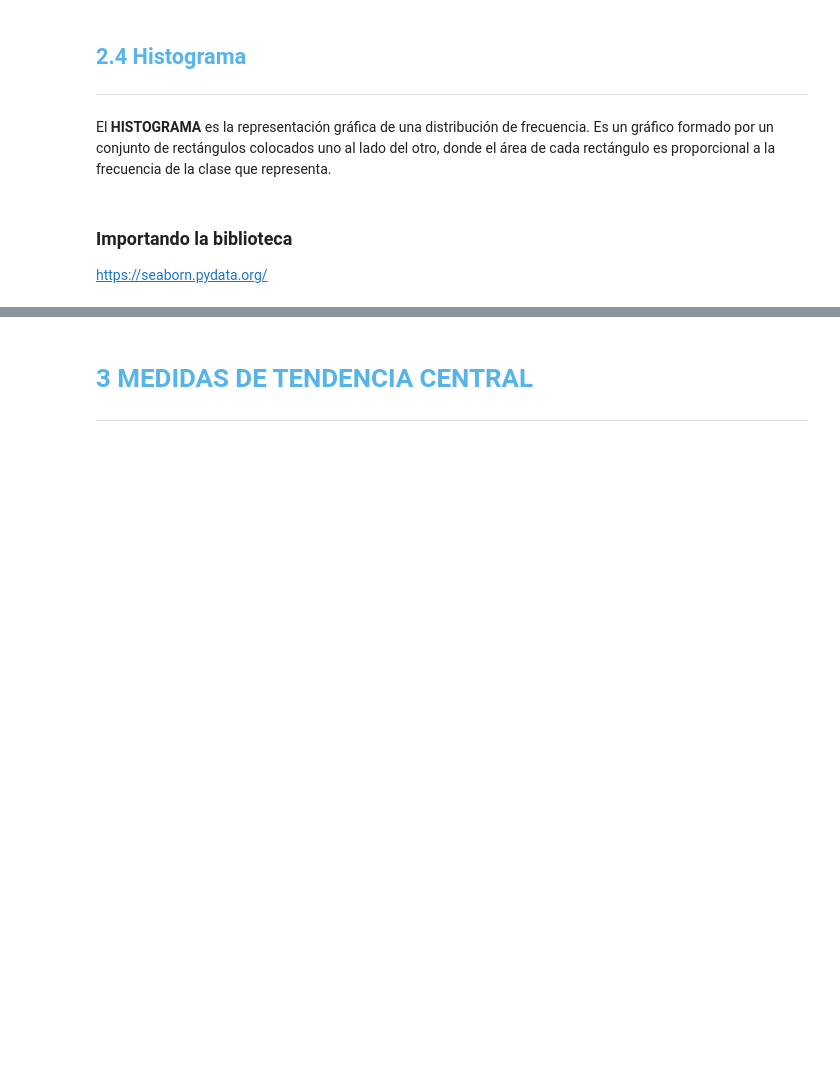
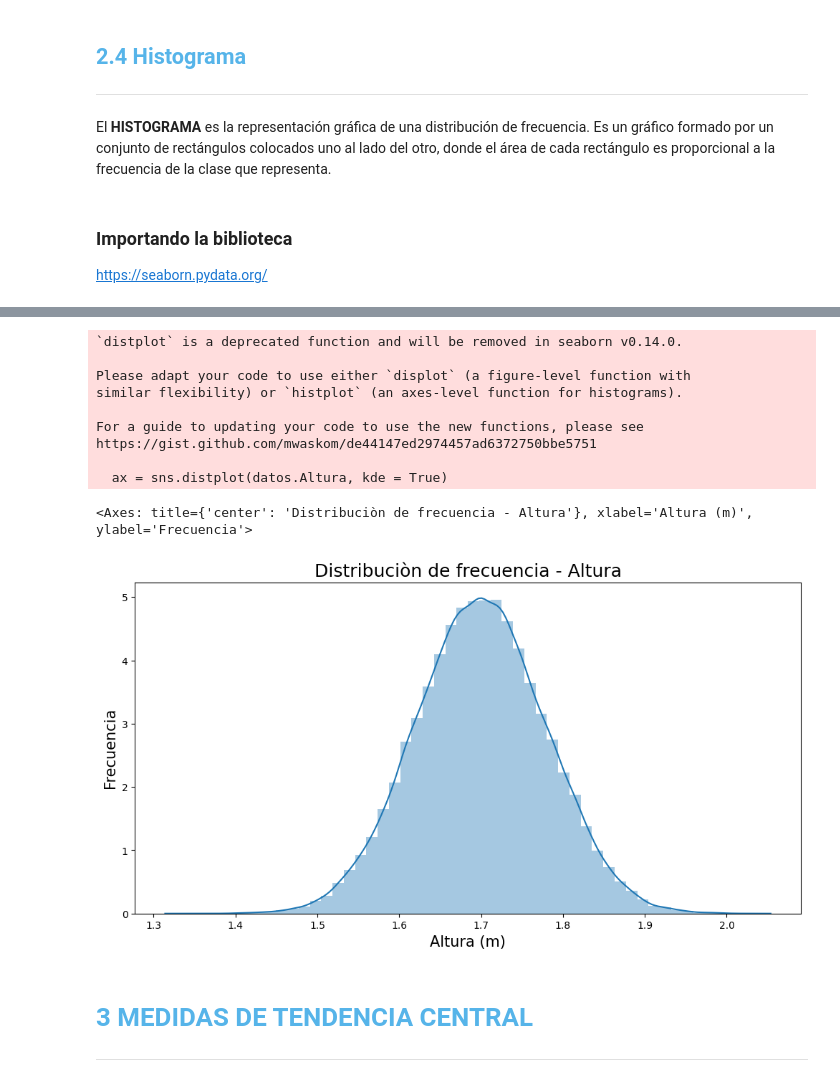
Before and after one commit to Mj-Novoa/Curso_de_Estad-stica_con_Python_1.ipynb, a Jupyter notebook: Curso_de_Estadística_con_Python_1.ipynb, the cells around one changed output, grey strips where cells are left out. Drawn from its saved outputs; the diff is of its cells as text; code cells hidden in the pictures; blank space fills up the shorter version.

```diff
--- a/Curso_de_Estadística_con_Python_1.ipynb
+++ b/Curso_de_Estadística_con_Python_1.ipynb
@@ -276,3 +625,23 @@ https://seaborn.pydata.org/
+# %%
+ax = sns.distplot(datos.Altura, kde = True)
+
+ax.figure.set_size_inches(12, 6)
+ax.set_title('Distribuciòn de frecuencia - Altura', fontsize = 18)
+ax.set_xlabel('Altura (m)', fontsize = 15)
+ax.set_ylabel('Frecuencia', fontsize = 15)
+ax
+# %% [output]
+`distplot` is a deprecated function and will be removed in seaborn v0.14.0.
+
+Please adapt your code to use either `displot` (a figure-level function with
+similar flexibility) or `histplot` (an axes-level function for histograms).
+
+For a guide to updating your code to use the new functions, please see
+https://gist.github.com/mwaskom/de44147ed2974457ad6372750bbe5751
+
+  ax = sns.distplot(datos.Altura, kde = True)
+<Axes: title={'center': 'Distribuciòn de frecuencia - Altura'}, xlabel='Altura (m)', ylabel='Frecuencia'>
+[figure, added]
 # %% [markdown]
 # <font color=#56B4E9>3 MEDIDAS DE TENDENCIA CENTRAL</font>
 ***
```
Also changed, not shown: parts of 118 cells of this notebook.
